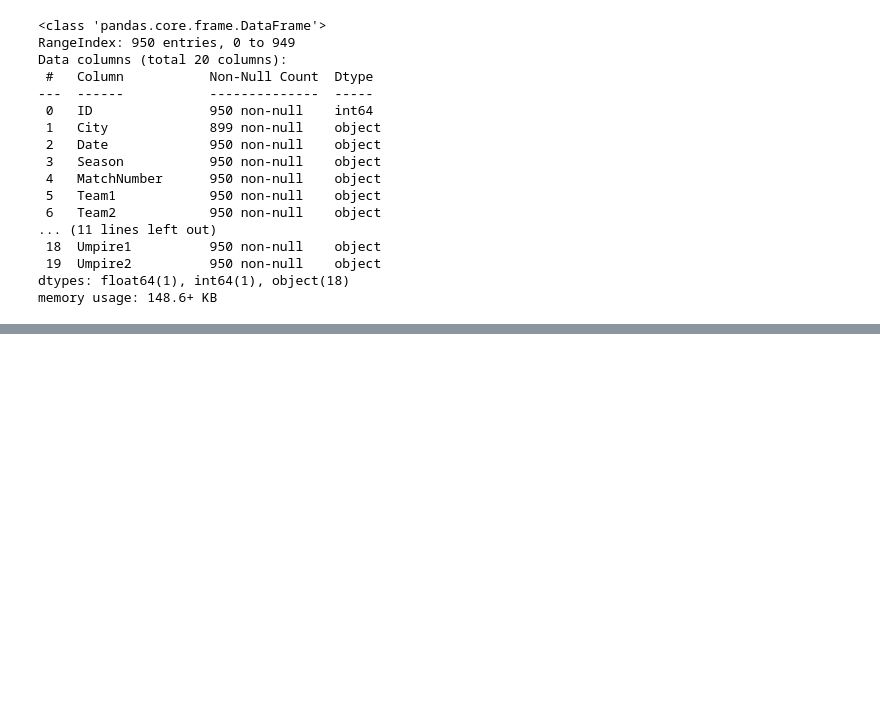
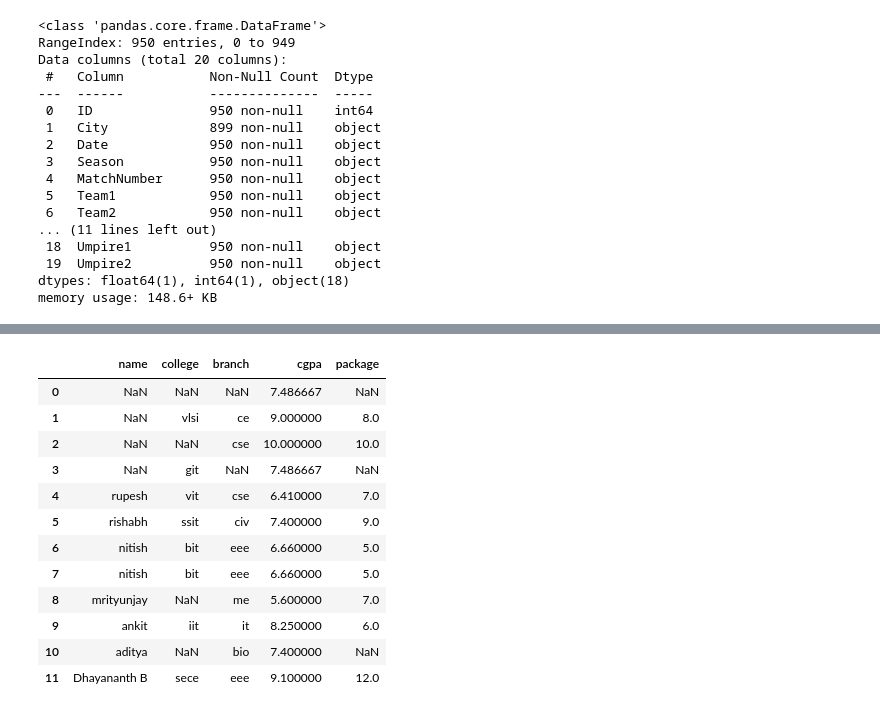
Before and after one commit to DhayananthB/numpy_pandas, a Jupyter notebook: pandas/p_df/p2.ipynb, the cells around one changed output, grey strips where cells are left out. Saved outputs shown, nothing was run; the diff lists cells and outputs as text; code cells hidden in the pictures; blank space fills up the shorter version.

```diff
--- a/pandas/p_df/p2.ipynb
+++ b/pandas/p_df/p2.ipynb
@@ -464,0 +889,17 @@ ipl["ID"] = ipl['ID'].astype('int8')
+# %%
+new_row = pd.DataFrame([['Dhayananth B','sece','eee',9.1,12]],columns=['name','college','branch','cgpa','package'])
+pd.concat([students,new_row], ignore_index=True)
+# %% [output]
+|  | name | college | branch | cgpa | package |
+| 0 | NaN | NaN | NaN | 7.486667 | NaN |
+| 1 | NaN | vlsi | ce | 9.000000 | 8.0 |
+| 2 | NaN | NaN | cse | 10.000000 | 10.0 |
+| 3 | NaN | git | NaN | 7.486667 | NaN |
+| 4 | rupesh | vit | cse | 6.410000 | 7.0 |
+| 5 | rishabh | ssit | civ | 7.400000 | 9.0 |
+| 6 | nitish | bit | eee | 6.660000 | 5.0 |
+| 7 | nitish | bit | eee | 6.660000 | 5.0 |
+| 8 | mrityunjay | NaN | me | 5.600000 | 7.0 |
+| 9 | ankit | iit | it | 8.250000 | 6.0 |
+| 10 | aditya | NaN | bio | 7.400000 | NaN |
+| 11 | Dhayananth B | sece | eee | 9.100000 | 12.0 |
```
Also changed, not shown: parts of 44 cells of this notebook, 1 other file.
